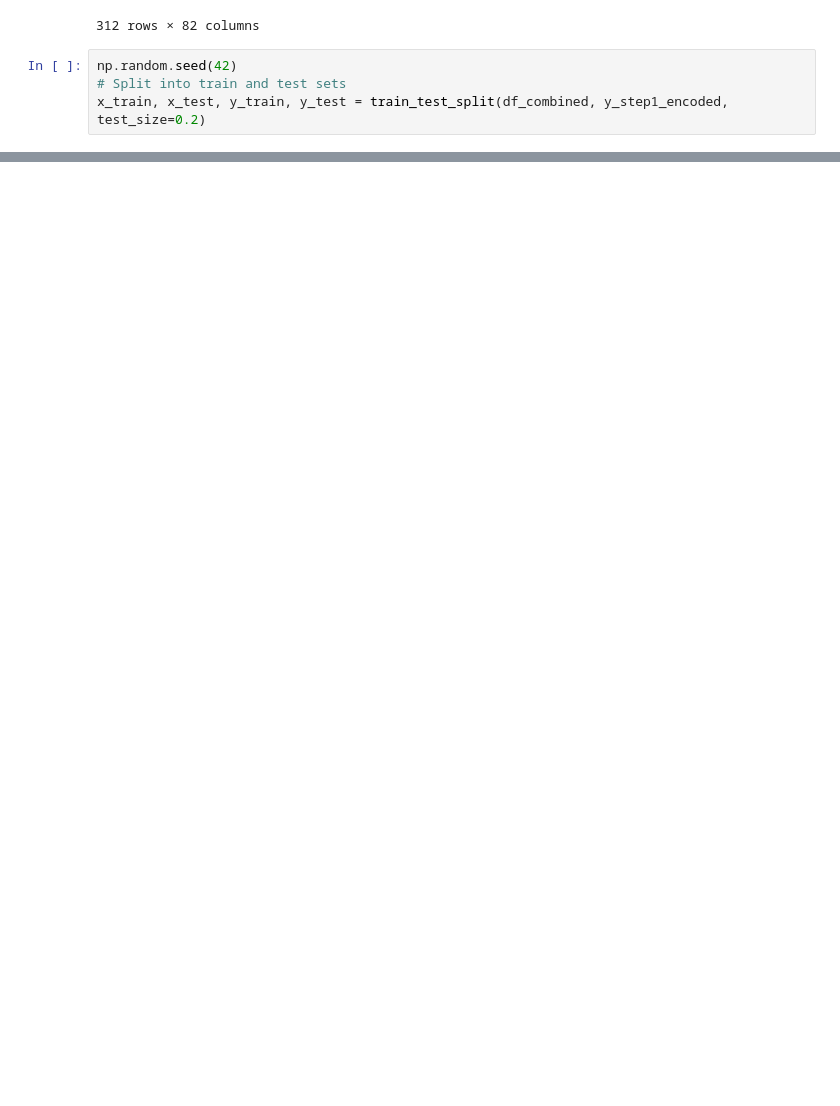
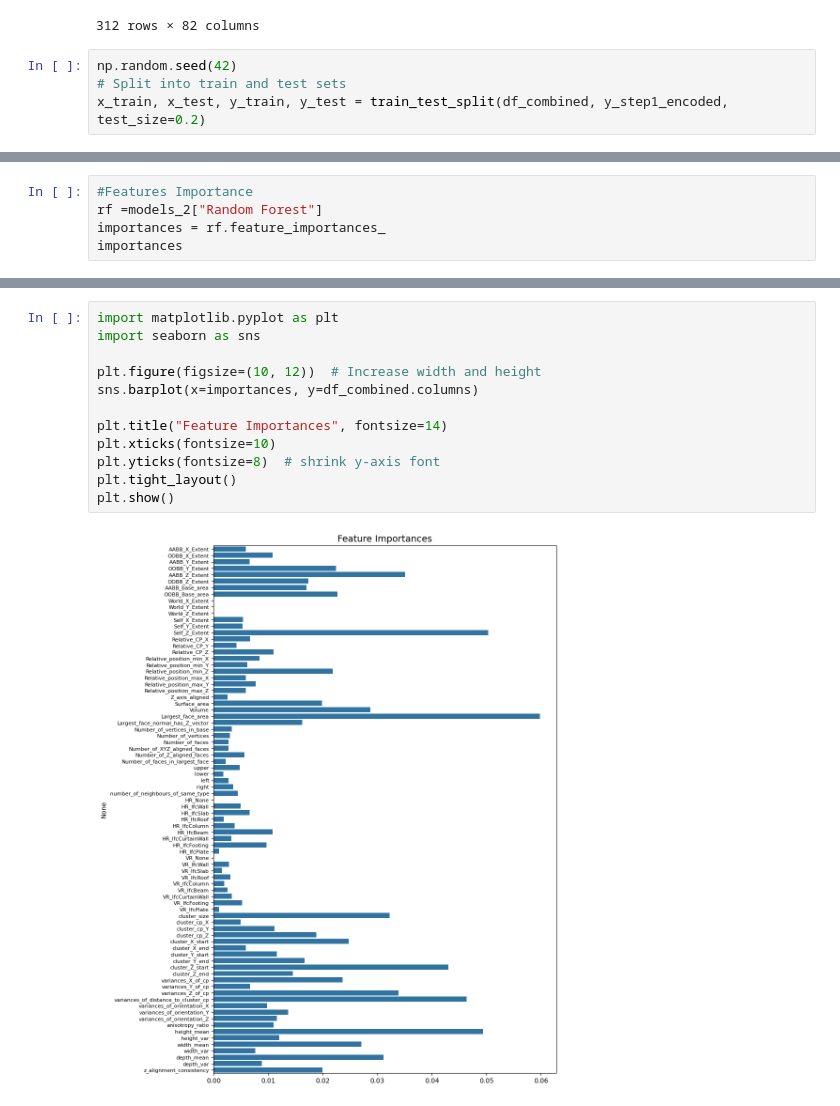
Before and after one commit to JanMeow/GNN_StackedRF_3D_Spatial_DeepLearning, a Jupyter notebook: GNN_StackedRF_Guess_the_GeometricType_Chapter_1.ipynb, the cells around one changed output, grey strips where cells are left out. Drawn from its saved outputs; the diff is of its cells as text; blank space fills up the shorter version.

```diff
--- a/GNN_StackedRF_Guess_the_GeometricType_Chapter_1.ipynb
+++ b/GNN_StackedRF_Guess_the_GeometricType_Chapter_1.ipynb
@@ -322,0 +325,5 @@ plt.show()
+# %%
+#Features Importance
+rf =models_2["Random Forest"]
+importances = rf.feature_importances_
+importances
@@ -322,0 +348,14 @@ plt.show()
+# %%
+import matplotlib.pyplot as plt
+import seaborn as sns
+
+plt.figure(figsize=(10, 12))  # Increase width and height
+sns.barplot(x=importances, y=df_combined.columns)
+
+plt.title("Feature Importances", fontsize=14)
+plt.xticks(fontsize=10)
+plt.yticks(fontsize=8)  # shrink y-axis font
+plt.tight_layout()
+plt.show()
+# %% [output]
+[figure, added]
```
Also changed, not shown: parts of 8 cells of this notebook.
